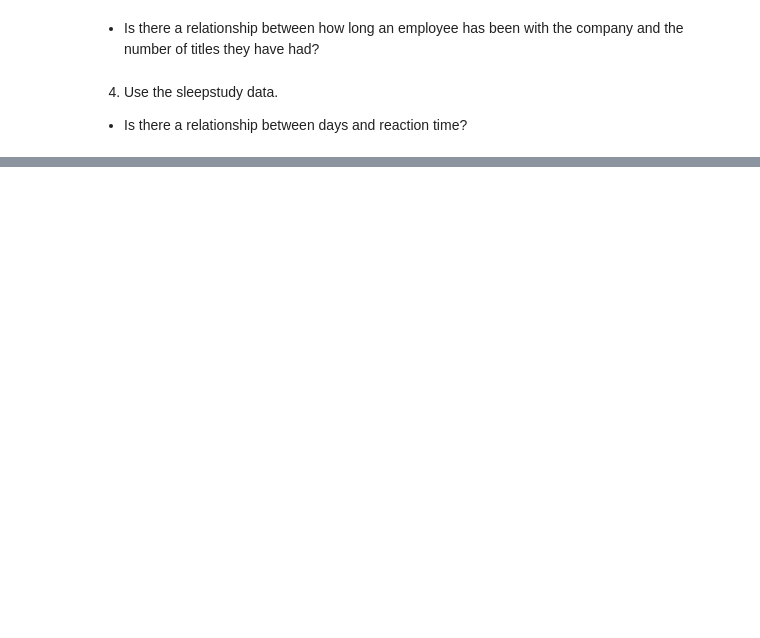
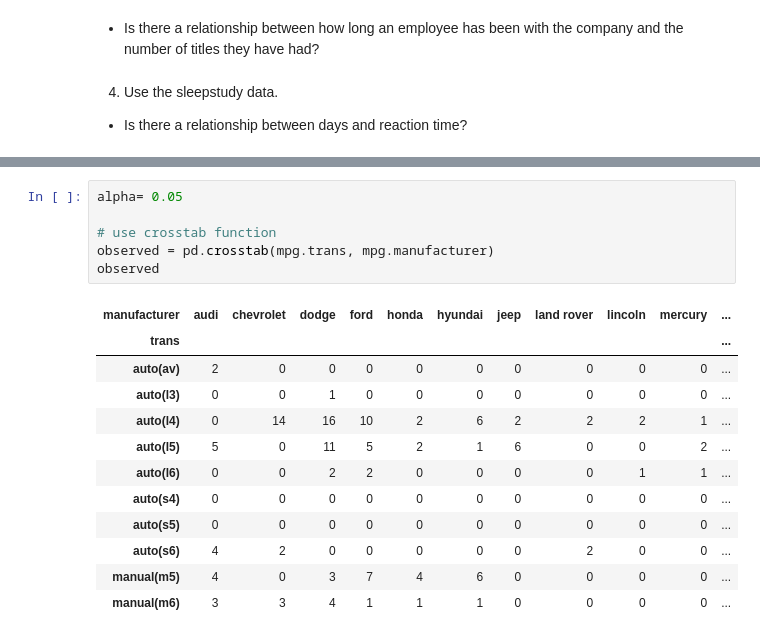
Before and after one commit to annie-carter/statistics-exercises, a Jupyter notebook: hypothesis_testing.ipynb, the cells around one changed output, grey strips where cells are left out. Drawn from its saved outputs; the diff is of its cells as text; blank space fills up the shorter version.

```diff
--- a/hypothesis_testing.ipynb
+++ b/hypothesis_testing.ipynb
@@ -454,0 +518,19 @@ AttributeError: 'DataFrame' object has no attribute 'salary'
+# %%
+alpha= 0.05
+
+# use crosstab function
+observed = pd.crosstab(mpg.trans, mpg.manufacturer)
+observed
+# %% [output]
+| manufacturer | audi | chevrolet | dodge | ford | honda | hyundai | jeep | land rover | lincoln | mercury | ... |
+| trans |  |  |  |  |  |  |  |  |  |  | ... |
+| auto(av) | 2 | 0 | 0 | 0 | 0 | 0 | 0 | 0 | 0 | 0 | ... |
+| auto(l3) | 0 | 0 | 1 | 0 | 0 | 0 | 0 | 0 | 0 | 0 | ... |
+| auto(l4) | 0 | 14 | 16 | 10 | 2 | 6 | 2 | 2 | 2 | 1 | ... |
+| auto(l5) | 5 | 0 | 11 | 5 | 2 | 1 | 6 | 0 | 0 | 2 | ... |
+| auto(l6) | 0 | 0 | 2 | 2 | 0 | 0 | 0 | 0 | 1 | 1 | ... |
+| auto(s4) | 0 | 0 | 0 | 0 | 0 | 0 | 0 | 0 | 0 | 0 | ... |
+| auto(s5) | 0 | 0 | 0 | 0 | 0 | 0 | 0 | 0 | 0 | 0 | ... |
+| auto(s6) | 4 | 2 | 0 | 0 | 0 | 0 | 0 | 2 | 0 | 0 | ... |
+| manual(m5) | 4 | 0 | 3 | 7 | 4 | 6 | 0 | 0 | 0 | 0 | ... |
+| manual(m6) | 3 | 3 | 4 | 1 | 1 | 1 | 0 | 0 | 0 | 0 | ... |
```
Also changed, not shown: parts of 39 cells of this notebook, 1 other file.
